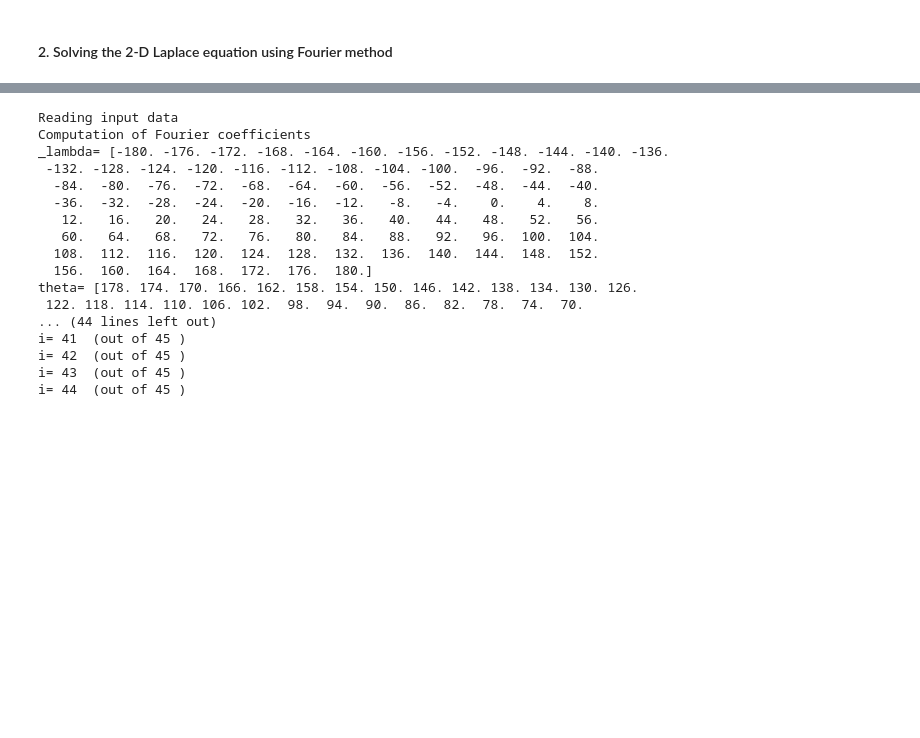
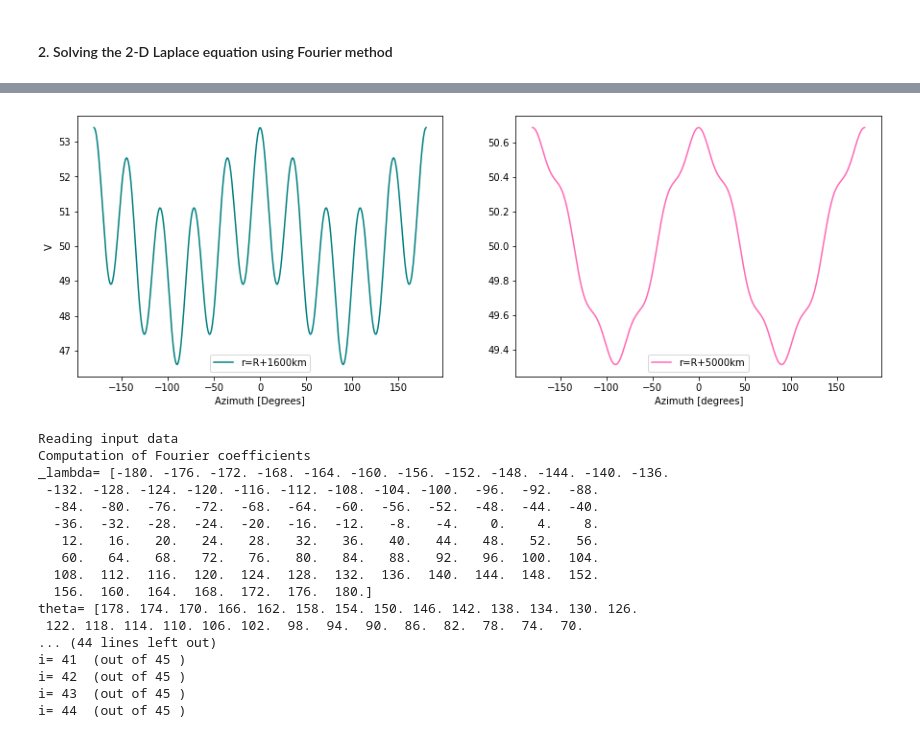
Before and after one commit to debnovalina/PPESO-Practical, a Jupyter notebook: potential_fields.ipynb, the cells around one changed output, grey strips where cells are left out. Drawn from its saved outputs; the diff is of its cells as text; code cells hidden in the pictures; blank space fills up the shorter version.

Commit message:
Fabo graph

```diff
--- a/potential_fields.ipynb
+++ b/potential_fields.ipynb
@@ -81 +83,13 @@ plt.show()
+# %%
+fig,(ax1,ax2)=plt.subplots(1,2,figsize=(15,5))
+ax1.plot(azy_plot,laplace_2,color='teal',label='r=R+1600km')
+ax1.legend()
+ax1.set_ylabel('V')
+ax1.set_xlabel('Azimuth [Degrees]')
+ax2.plot(azy_plot,laplace_3,color='hotpink',label='r=R+5000km')
+ax2.legend()
+ax2.set_xlabel('Azimuth [degrees]')
+plt.show()
+# %% [output]
+[figure, added]
 # %%
```
Also changed, not shown: parts of 3 cells of this notebook.
